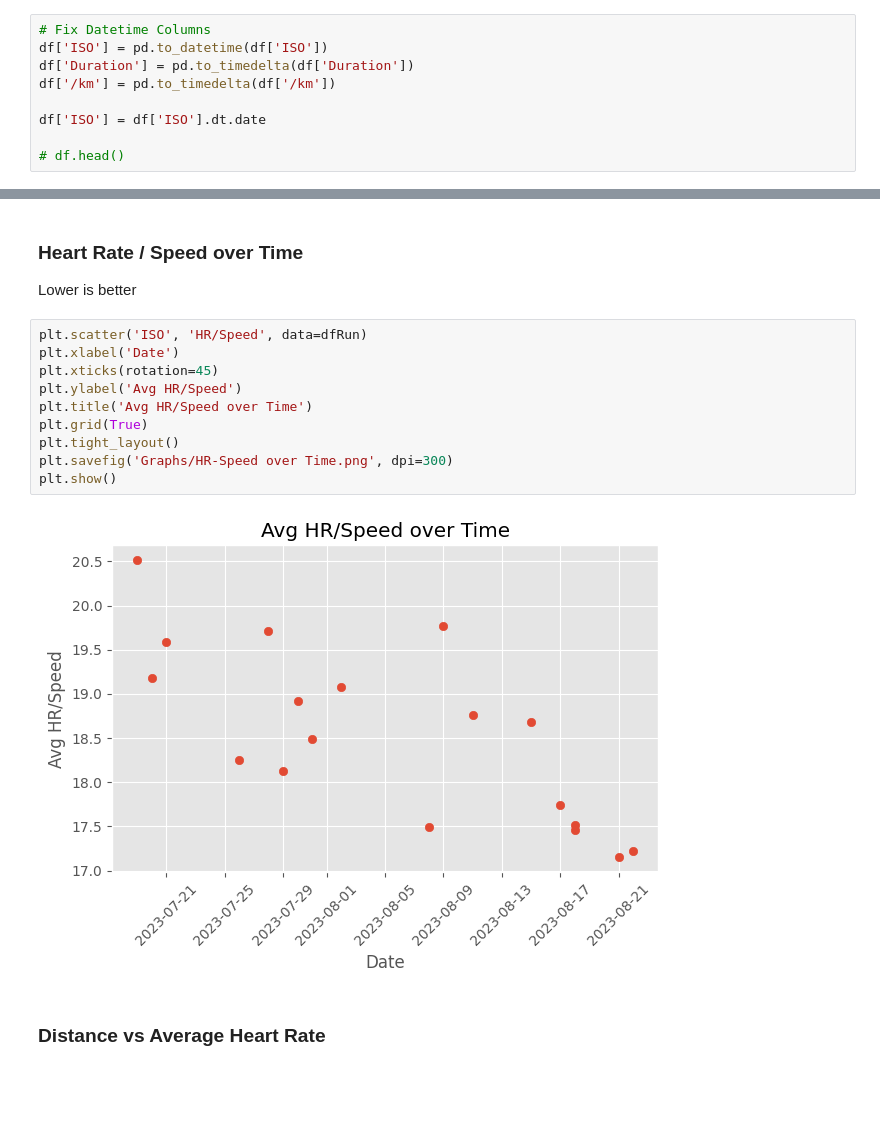
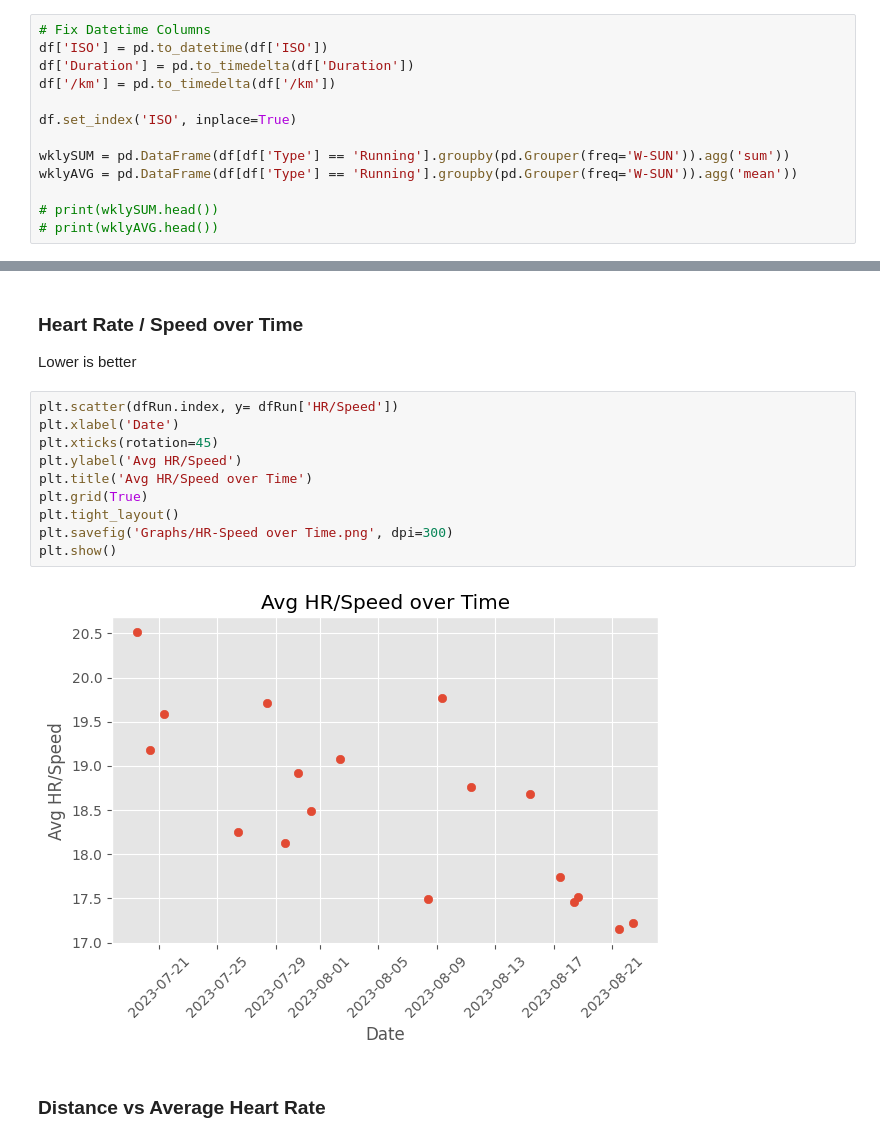
Before and after one commit to palmerac/Elevate, a Jupyter notebook: runStats.ipynb, the cells around one changed output, grey strips where cells are left out. Cells and saved outputs as stored; diff of their text form; blank space fills up the shorter version.

Commit message:
0822 wkly

```diff
--- a/runStats.ipynb
+++ b/runStats.ipynb
@@ -42,9 +42,13 @@ df['ISO'] = pd.to_datetime(df['ISO'])
 df['Duration'] = pd.to_timedelta(df['Duration'])
 df['/km'] = pd.to_timedelta(df['/km'])
 
-df['ISO'] = df['ISO'].dt.date
+df.set_index('ISO', inplace=True)
 
-# df.head()
+wklySUM = pd.DataFrame(df[df['Type'] == 'Running'].groupby(pd.Grouper(freq='W-SUN')).agg('sum'))
+wklyAVG = pd.DataFrame(df[df['Type'] == 'Running'].groupby(pd.Grouper(freq='W-SUN')).agg('mean'))
+
+# print(wklySUM.head())
+# print(wklyAVG.head())
 # %%
 dfRun = df[df['Type'] == 'Running']
 dfBike = df[df['Type'] == 'Cycling']
@@ -142,17 +167,17 @@ plt.show()
 
 Lower is better
 # %%
-plt.scatter('ISO', 'HR/Speed', data=dfRun)
+plt.scatter(dfRun.index, y= dfRun['HR/Speed'])
 plt.xlabel('Date')
 plt.xticks(rotation=45)
 plt.ylabel('Avg HR/Speed')
 plt.title('Avg HR/Speed over Time')
 plt.grid(True)
 plt.tight_layout()
 plt.savefig('Graphs/HR-Speed over Time.png', dpi=300)
 plt.show()
 # %% [output]
-[figure, old version]
+[figure, new version]
 # %% [markdown]
 ### Distance vs Average Heart Rate
 # %%
```
Also changed, not shown: parts of 4 cells of this notebook, 2 other files.
